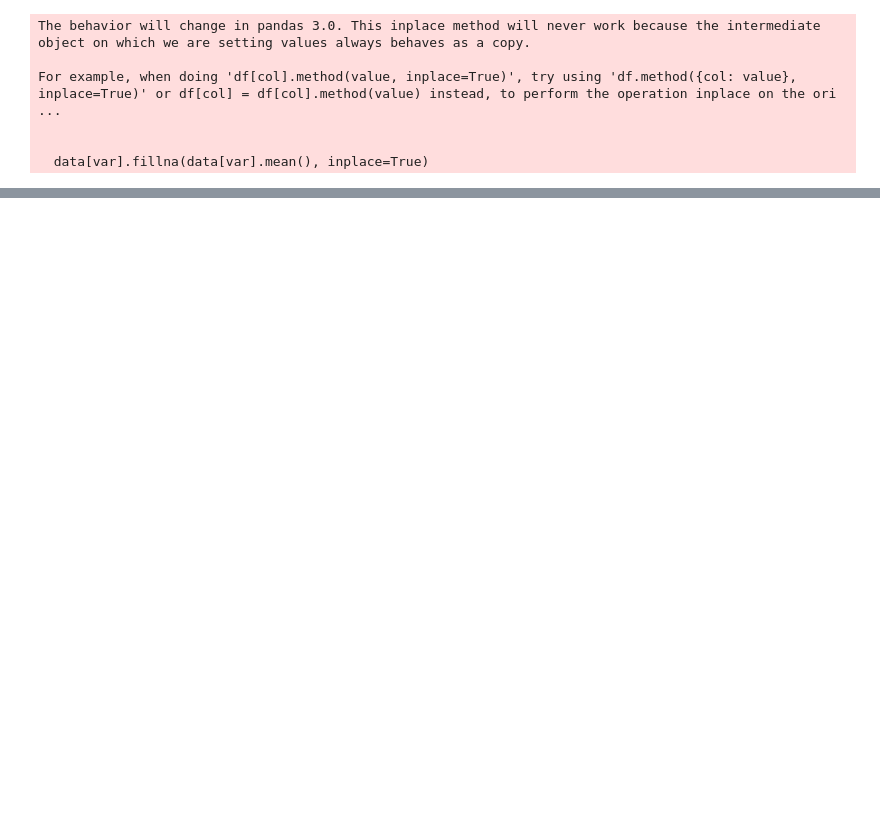
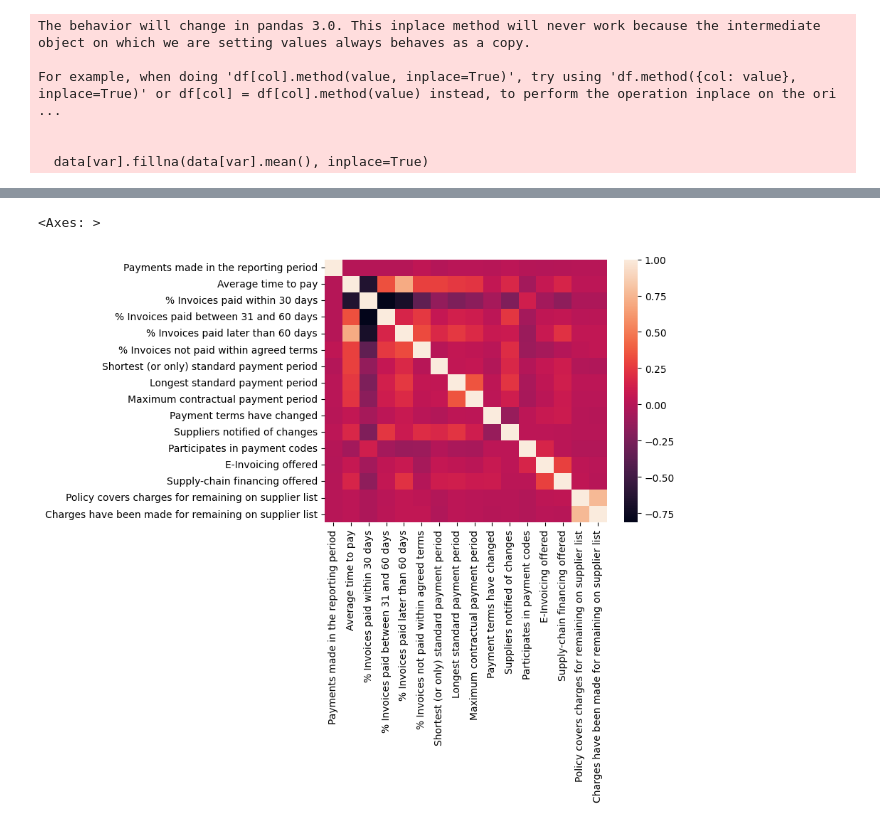
Before and after one commit to Lasya-t07/mini-proj, a Jupyter notebook: main code.ipynb, the cells around one changed output, grey strips where cells are left out. Saved outputs shown, nothing was run; the diff lists cells and outputs as text; code cells hidden in the pictures; blank space fills up the shorter version.

Commit message:
added heatmap

```diff
--- a/main code.ipynb
+++ b/main code.ipynb
@@ -90,7 +121,7 @@ missing_data
 | Policy covers charges for remaini... | 6708 | 8.635316 |
 | Charges have been made for remain... | 6708 | 8.635316 |
 # %%
-missing_data_cols = ['Payment terms have changed', 'Suppliers notified of changes', 'E-Invoicing offered', 'Supply-chain financing offered','Policy covers charges for remaining on supplier list','Charges have been made for remaining on supplier list']
+missing_data_cols = ['Payments made in the reporting period','Payment terms have changed', 'Suppliers notified of changes', 'E-Invoicing offered', 'Supply-chain financing offered','Policy covers charges for remaining on supplier list','Charges have been made for remaining on supplier list']
 # %%
 for i in missing_data_cols:
     data_complete = data.drop(columns=missing_data_cols,axis=1)
@@ -124,3 +156,9 @@ Supply-chain financing offered                           0
 Policy covers charges for remaining on supplier list     0
 Charges have been made for remaining on supplier list    0
 dtype: int64
+# %%
+import seaborn as sns
+sns.heatmap(data.corr())
+# %% [output]
+<Axes: >
+[figure, added]
```
Also changed, not shown: parts of 9 cells of this notebook.
